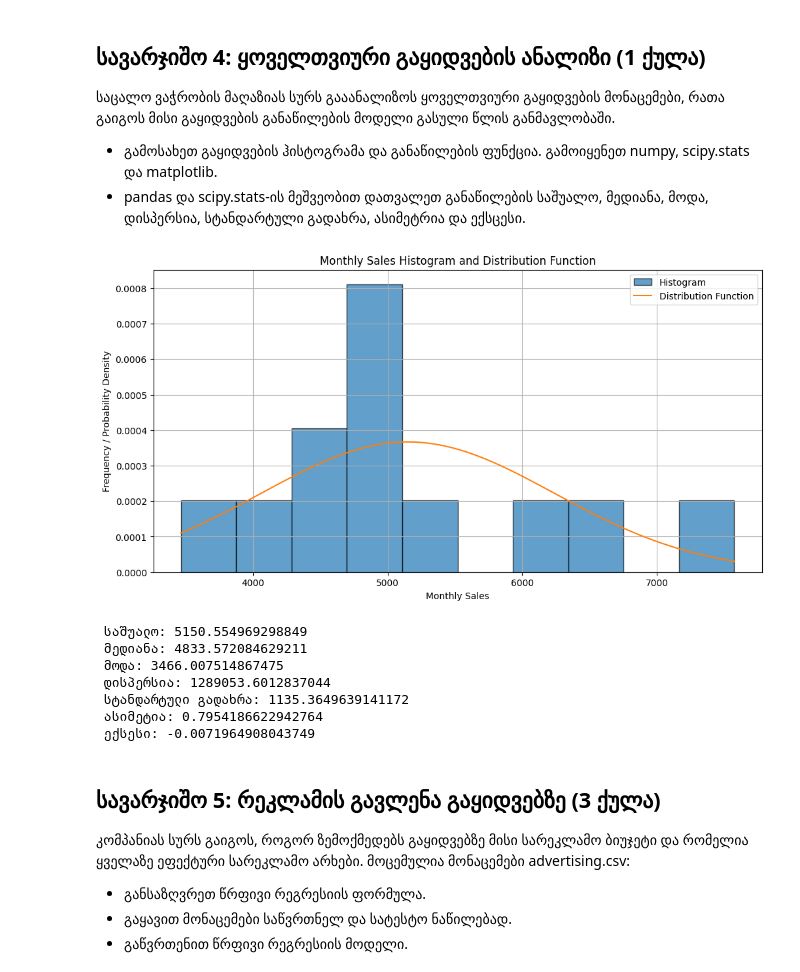
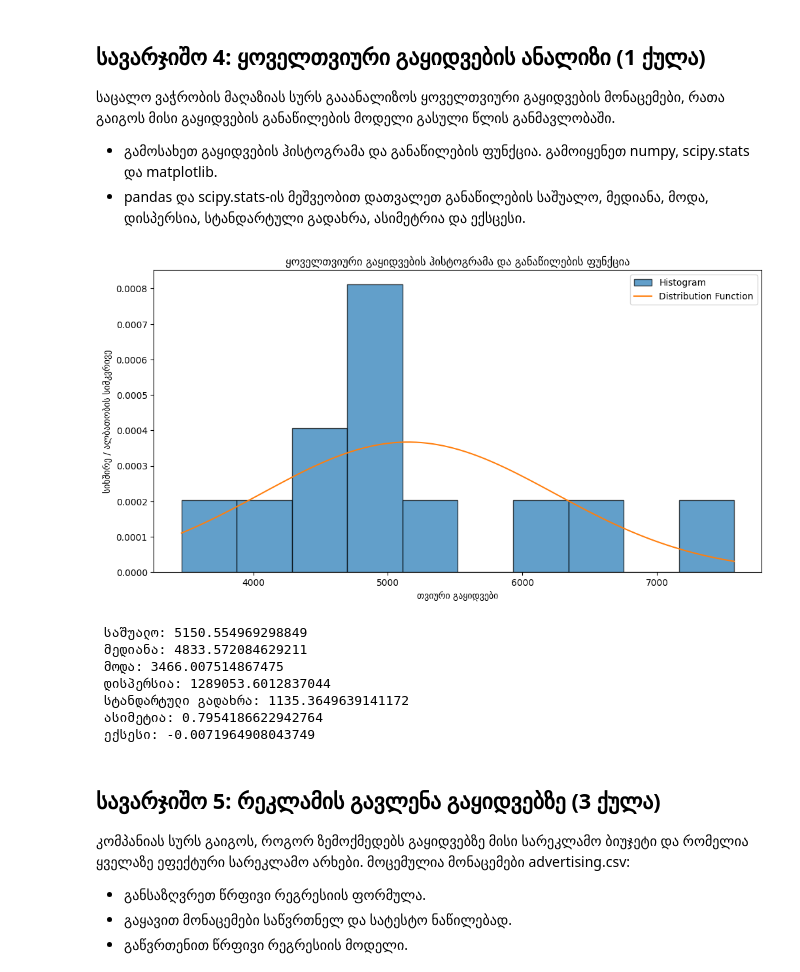
Before and after one commit to spacecowboy1998/Data_Analytics, a Jupyter notebook: HomeWork/BTU_dapy_Homework_აღდგენა2.ipynb, the cells around one changed output. Saved outputs shown, nothing was run; the diff lists cells and outputs as text; code cells hidden in the pictures.

```diff
--- a/HomeWork/BTU_dapy_Homework_აღდგენა2.ipynb
+++ b/HomeWork/BTU_dapy_Homework_აღდგენა2.ipynb
@@ -125,39 +151,37 @@ monthly_sales = np.random.normal(5000, 1000, 12)
 # ცხრილად ქცევა
 df = pd.DataFrame({'Monthly Sales': monthly_sales})
 
 # ვიზუალიზება
 
 plt.figure(figsize=(12, 6))
 plt.hist(df['Monthly Sales'], bins=10, edgecolor='black', alpha=0.7, density=True, label='Histogram')
 sales_range = np.linspace(min(monthly_sales), max(monthly_sales), 100)
 plt.plot(sales_range, (1/(np.sqrt(2 * np.pi * np.var(monthly_sales)))) * np.exp(-0.5 * ((sales_range - np.mean(monthly_sales)) / np.std(monthly_sales))**2), label='Distribution Function')
-plt.title('Monthly Sales Histogram and Distribution Function')
-plt.xlabel('Monthly Sales')
-plt.ylabel('Frequency / Probability Density')
+plt.title('ყოველთვიური გაყიდვების ჰისტოგრამა და განაწილების ფუნქცია')
+plt.xlabel('თვიური გაყიდვები')
+plt.ylabel('სიხშირე / ალბათობის სიმკვრივე')
 plt.legend()
-plt.grid(True)
 plt.show()
 
 # მახასიათებლები
 mean = df['Monthly Sales'].mean()
 median = df['Monthly Sales'].median()
 mode = df['Monthly Sales'].mode()[0]
 variance = df['Monthly Sales'].var()
 std_dev = df['Monthly Sales'].std()
 skewness = skew(df['Monthly Sales'])
 kurt = kurtosis(df['Monthly Sales'])
 
 # დაბეჭდე შედეგები
-# დაბეჭდე შედეგები
 print(f" საშუალო: {mean}")
 print(f" მედიანა: {median}")
 print(f" მოდა: {mode}")
 print(f" დისპერსია: {variance}")
 print(f" სტანდარტული გადახრა: {std_dev}")
 print(f" ასიმეტია: {skewness}")
 print(f" ექსესი: {kurt}")
 # %% [output]
-[figure, old version]
+[figure, new version]
  საშუალო: 5150.554969298849
  მედიანა: 4833.572084629211
  მოდა: 3466.007514867475
```
Also changed, not shown: parts of 7 cells of this notebook, 12 other files.
